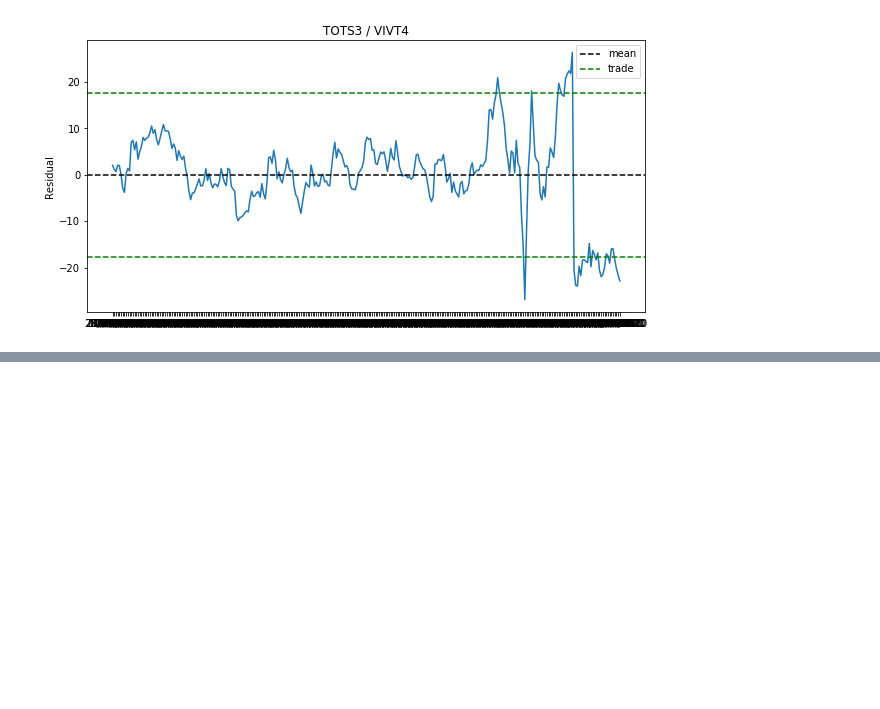
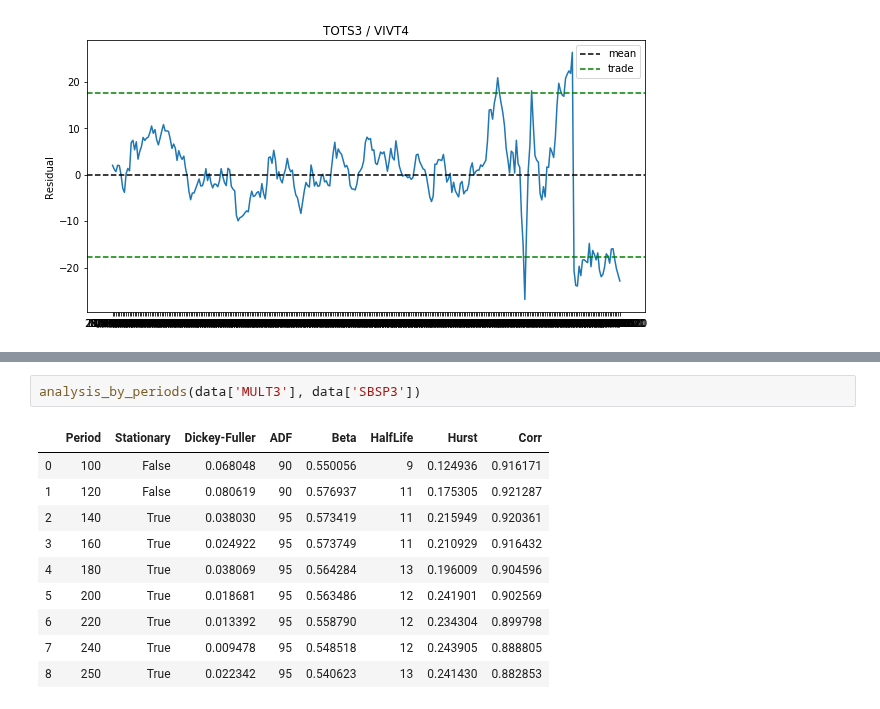
Before and after one commit to andreolvgomes/long-short-by-cointegration, a Jupyter notebook: Cointegration.ipynb, the cells around one changed output, grey strips where cells are left out. Saved outputs shown, nothing was run; the diff lists cells and outputs as text; blank space fills up the shorter version.

```diff
--- a/Cointegration.ipynb
+++ b/Cointegration.ipynb
@@ -460,0 +439,13 @@ for i, j in oper.iterrows():
+# %%
+analysis_by_periods(data['MULT3'], data['SBSP3'])
+# %% [output]
+|  | Period | Stationary | Dickey-Fuller | ADF | Beta | HalfLife | Hurst | Corr |
+| 0 | 100 | False | 0.068048 | 90 | 0.550056 | 9 | 0.124936 | 0.916171 |
+| 1 | 120 | False | 0.080619 | 90 | 0.576937 | 11 | 0.175305 | 0.921287 |
+| 2 | 140 | True | 0.038030 | 95 | 0.573419 | 11 | 0.215949 | 0.920361 |
+| 3 | 160 | True | 0.024922 | 95 | 0.573749 | 11 | 0.210929 | 0.916432 |
+| 4 | 180 | True | 0.038069 | 95 | 0.564284 | 13 | 0.196009 | 0.904596 |
+| 5 | 200 | True | 0.018681 | 95 | 0.563486 | 12 | 0.241901 | 0.902569 |
+| 6 | 220 | True | 0.013392 | 95 | 0.558790 | 12 | 0.234304 | 0.899798 |
+| 7 | 240 | True | 0.009478 | 95 | 0.548518 | 12 | 0.243905 | 0.888805 |
+| 8 | 250 | True | 0.022342 | 95 | 0.540623 | 13 | 0.241430 | 0.882853 |
```
Also changed, not shown: parts of 5 cells of this notebook.
